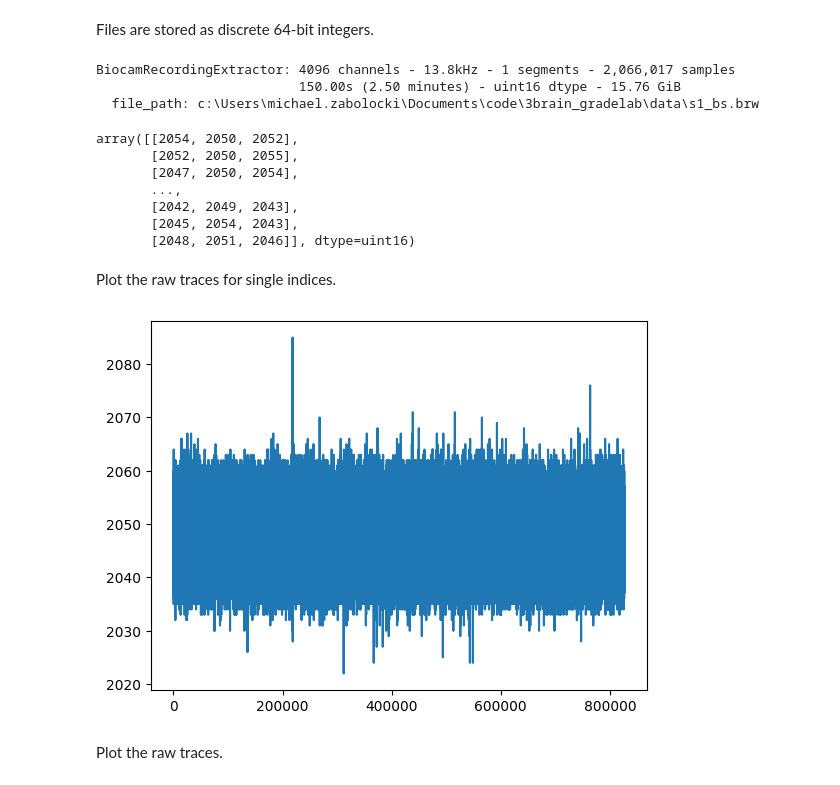
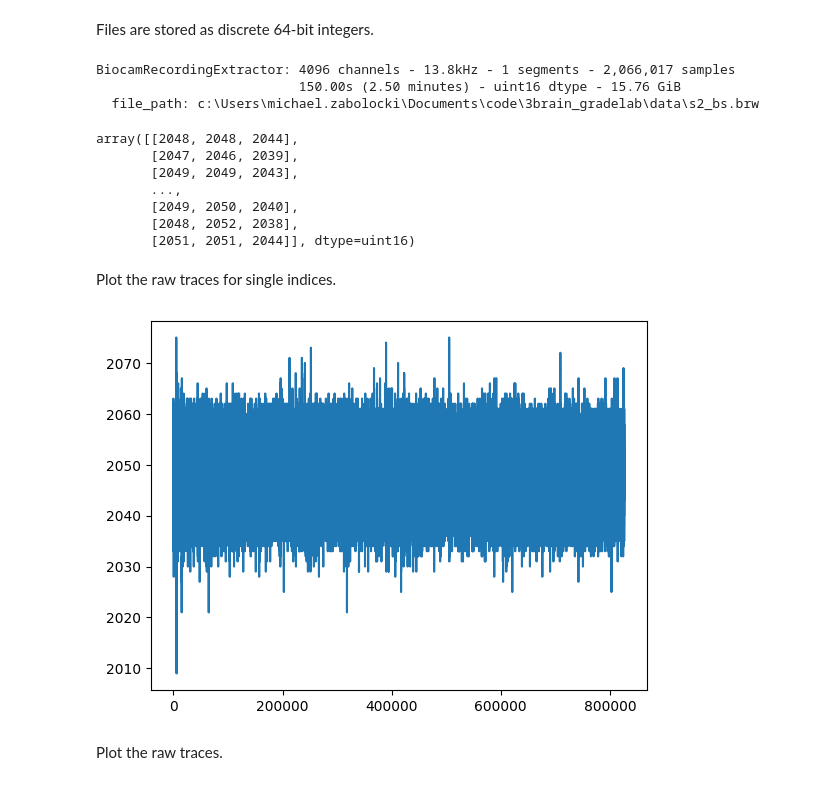
Before and after one commit to mzabolocki/3brain_gradelab, a Jupyter notebook: ssort_brw_demo.ipynb, the cells around one changed output. Drawn from its saved outputs; the diff is of its cells as text; code cells hidden in the pictures.

```diff
--- a/ssort_brw_demo.ipynb
+++ b/ssort_brw_demo.ipynb
@@ -24,5 +29,5 @@ Set the file path.
 # %%
-raw_file = pathlib.Path('data', 's1_bs.brw')
+raw_file = pathlib.Path('data', 's2_bs.brw')
 
 # check the file path
 if not raw_file.exists():
@@ -38,27 +43,27 @@ RX
 # %% [output]
 BiocamRecordingExtractor: 4096 channels - 13.8kHz - 1 segments - 2,066,017 samples
                           150.00s (2.50 minutes) - uint16 dtype - 15.76 GiB
-  file_path: c:\Users\michael.zabolocki\Documents\code\3brain_gradelab\data\s1_bs.brw
+  file_path: c:\Users\michael.zabolocki\Documents\code\3brain_gradelab\data\s2_bs.brw
 # %%
 fs = RX.get_sampling_frequency()
 chans = ['2825','2826','3415']  # select 'active' channels based on the json file
 raw_voltages = RX.get_traces(start_frame=int(fs*0), end_frame=int(fs*60), channel_ids=chans)
 raw_voltages
 # %% [output]
-array([[2054, 2050, 2052],
-       [2052, 2050, 2055],
-       [2047, 2050, 2054],
+array([[2048, 2048, 2044],
+       [2047, 2046, 2039],
+       [2049, 2049, 2043],
        ...,
-       [2042, 2049, 2043],
-       [2045, 2054, 2043],
-       [2048, 2051, 2046]], dtype=uint16)
+       [2049, 2050, 2040],
+       [2048, 2052, 2038],
+       [2051, 2051, 2044]], dtype=uint16)
 # %% [markdown]
 Plot the raw traces for single indices.
 # %%
-plt.plot(raw_voltages[:, 2])
+plt.plot(raw_voltages[:, 1])
 plt.show()
 # %% [output]
-[figure, old version]
+[figure, new version]
 # %% [markdown]
 Plot the raw traces.
 # %%
```
Also changed, not shown: parts of 44 cells of this notebook, 2 other files.
